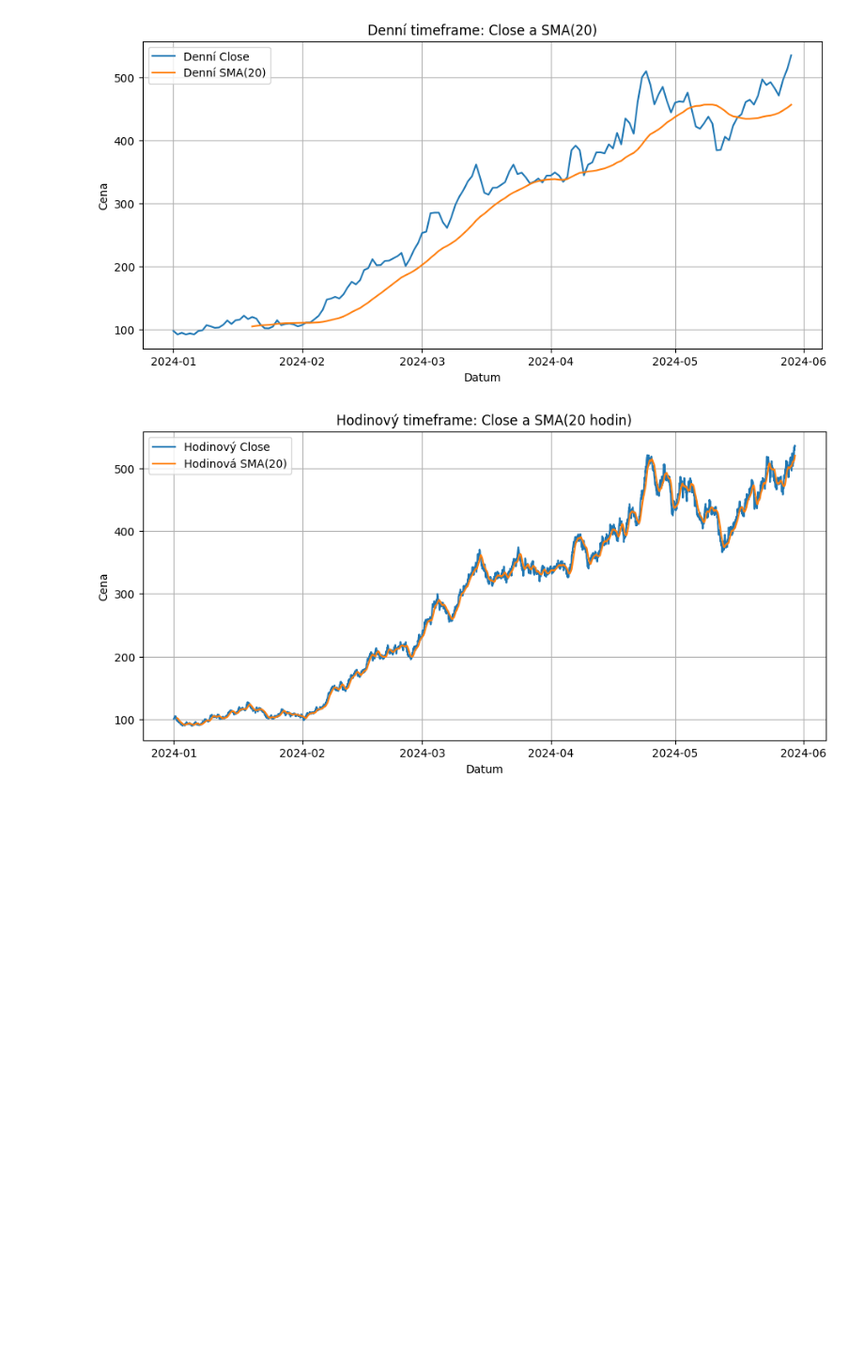
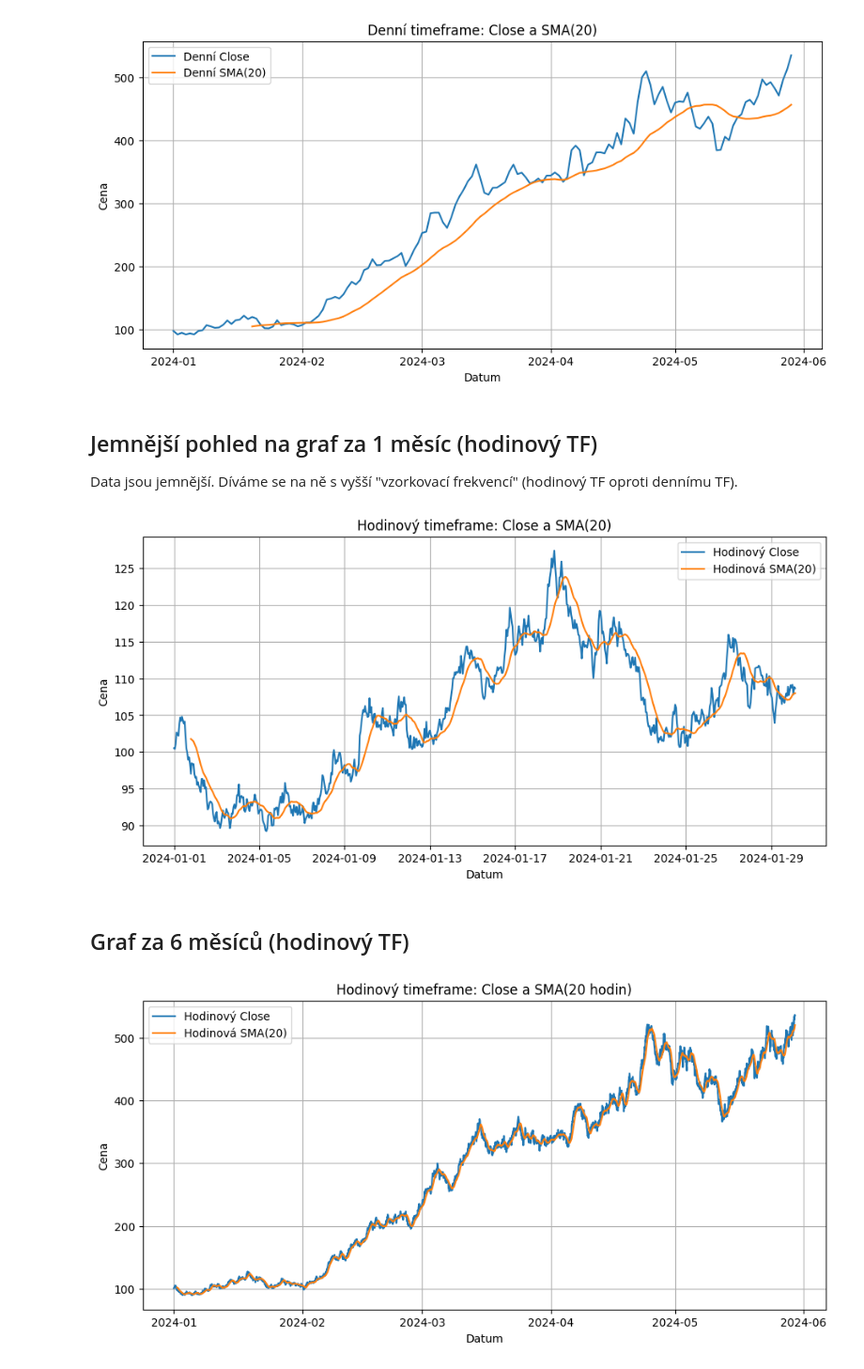
Before and after one commit to elPytel/Trader, a Jupyter notebook: DOC/Indikátory/Dopad změny timeframe na indikátor.ipynb, the cells around one changed output. Shown at 94% size. Cells and saved outputs as stored; diff of their text form; code cells hidden in the pictures; blank space fills up the shorter version.

```diff
--- a/DOC/Indikátory/Dopad změny timeframe na indikátor.ipynb
+++ b/DOC/Indikátory/Dopad změny timeframe na indikátor.ipynb
@@ -82,6 +65,24 @@ plt.grid(True)
 plt.show()
 # %% [output]
 [figure]
+# %% [markdown]
+## Jemnější pohled na graf za 1 měsíc (hodinový TF)
+Data jsou jemnější. Díváme se na ně s vyšší "vzorkovací frekvencí" (hodinový TF oproti dennímu TF).
+# %%
+df_h_short = df_h.iloc[0:700]
+plt.figure(figsize=(11, 5))
+plt.plot(df_h_short.index, df_h_short["Close"], label="Hodinový Close")
+plt.plot(df_h_short.index, df_h_short["SMA20_h"], label="Hodinová SMA(20)")
+plt.title("Hodinový timeframe: Close a SMA(20)")
+plt.xlabel("Datum")
+plt.ylabel("Cena")
+plt.legend()
+plt.grid(True)
+plt.show()
+# %% [output]
+[figure, added]
+# %% [markdown]
+## Graf za 6 měsíců (hodinový TF)
 # %%
 
 # 📈 KROK 6b – Hodinový graf: Close + SMA(20 hodin)
```
Also changed, not shown: parts of 9 cells of this notebook, 1 other file.
